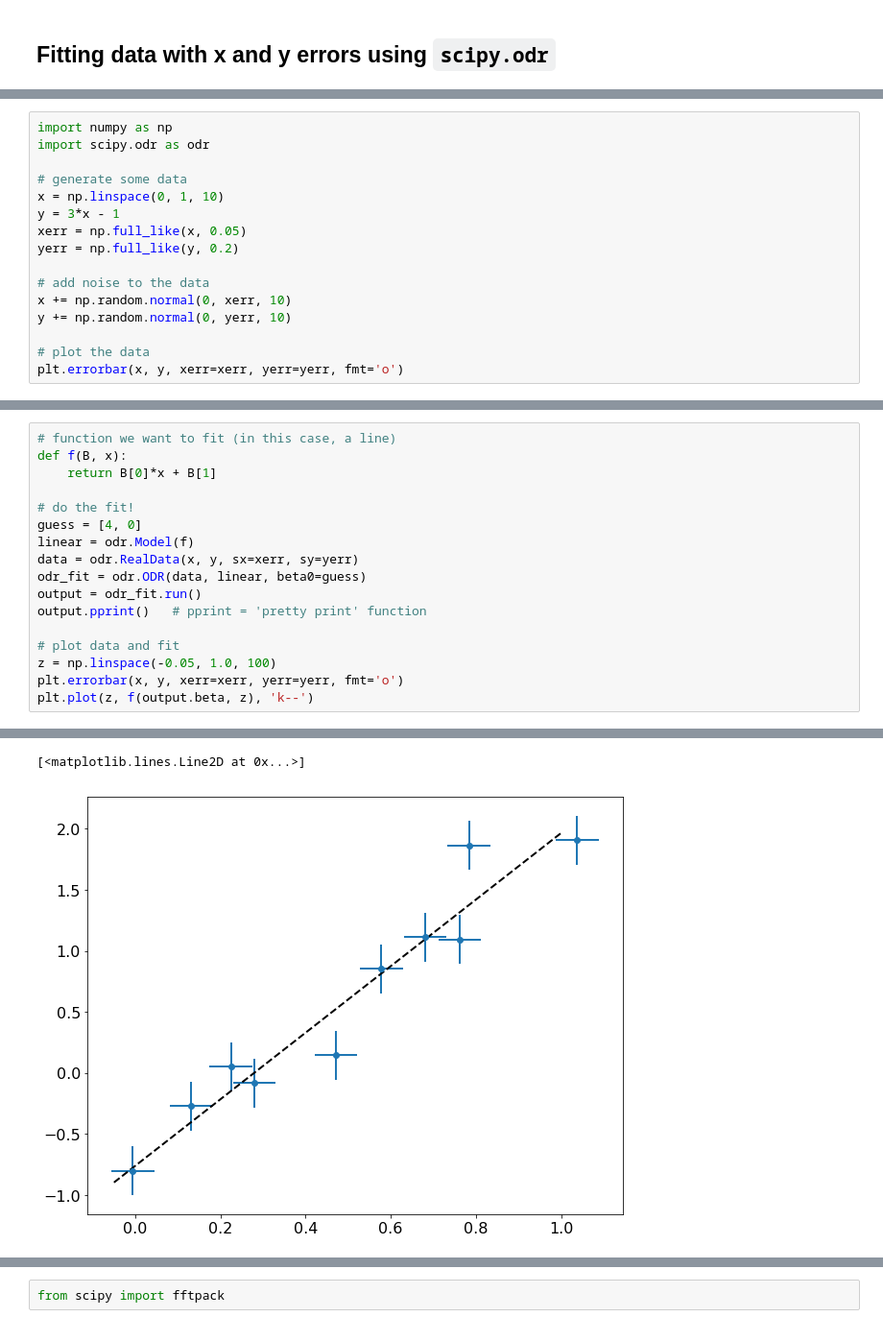
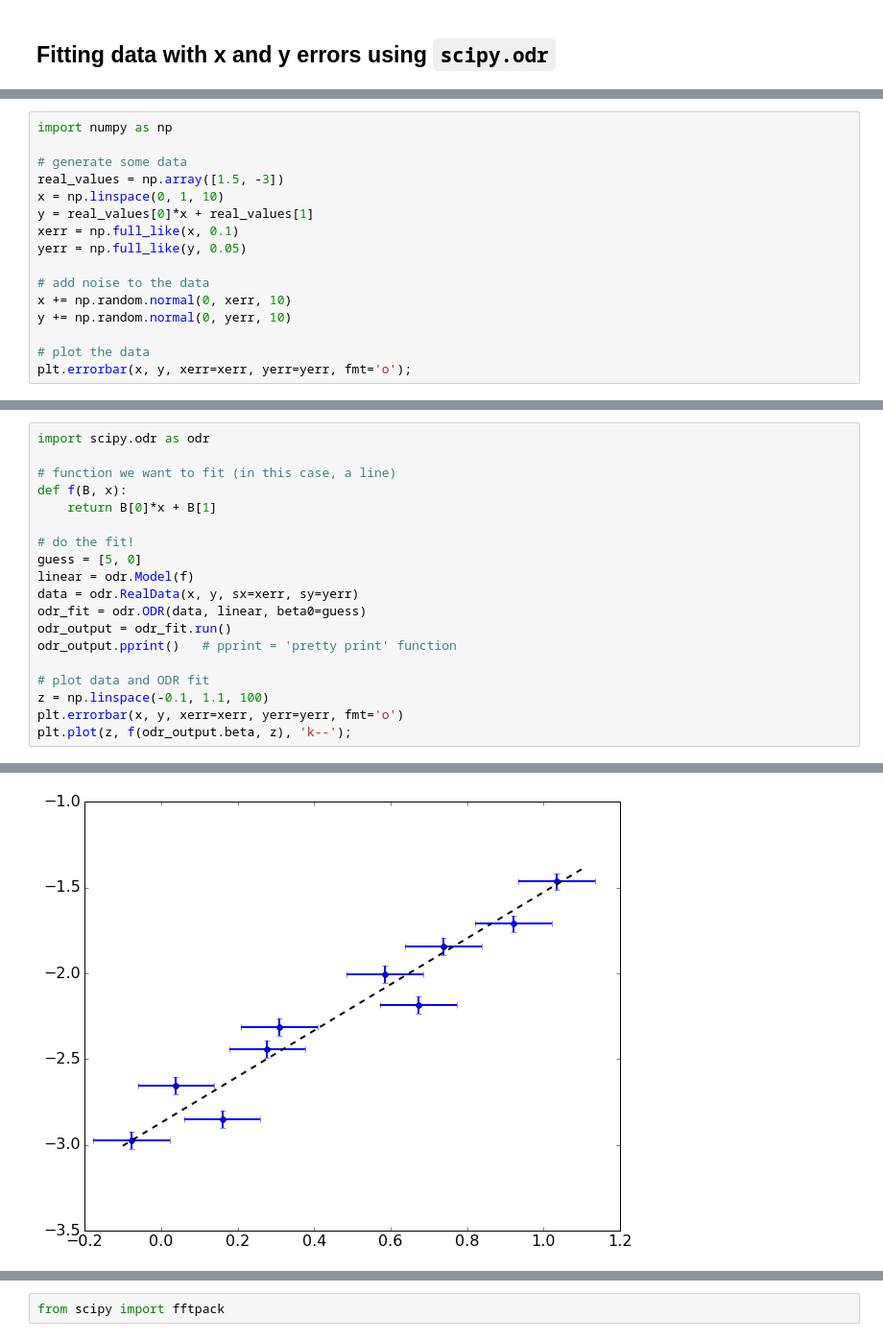
Before and after one commit to Python4AstronomersAndParticlePhysicists/PythonWorkshop-ICE, a Jupyter notebook: notebooks/07_01_scipy.ipynb, the cells around one changed output, grey strips where cells are left out. Shown at 96% size. Saved outputs shown, nothing was run; the diff lists cells and outputs as text.

```diff
--- a/notebooks/07_01_scipy.ipynb
+++ b/notebooks/07_01_scipy.ipynb
@@ -334,17 +336,17 @@ x = expon.rvs
 # %%
 import numpy as np
-import scipy.odr as odr
 
 # generate some data
+real_values = np.array([1.5, -3])
 x = np.linspace(0, 1, 10)
-y = 3*x - 1
-xerr = np.full_like(x, 0.05)
-yerr = np.full_like(y, 0.2)
+y = real_values[0]*x + real_values[1]
+xerr = np.full_like(x, 0.1)
+yerr = np.full_like(y, 0.05)
 
 # add noise to the data
 x += np.random.normal(0, xerr, 10)
 y += np.random.normal(0, yerr, 10)
 
 # plot the data
-plt.errorbar(x, y, xerr=xerr, yerr=yerr, fmt='o')
+plt.errorbar(x, y, xerr=xerr, yerr=yerr, fmt='o');
 # %% [output]
@@ -353,18 +358,20 @@ plt.errorbar(x, y, xerr=xerr, yerr=yerr, fmt='o')
 # %%
+import scipy.odr as odr
+
 # function we want to fit (in this case, a line)
 def f(B, x):
     return B[0]*x + B[1]
 
 # do the fit!
-guess = [4, 0]
+guess = [5, 0]
 linear = odr.Model(f)
 data = odr.RealData(x, y, sx=xerr, sy=yerr)
 odr_fit = odr.ODR(data, linear, beta0=guess)
-output = odr_fit.run()
-output.pprint()   # pprint = 'pretty print' function
+odr_output = odr_fit.run()
+odr_output.pprint()   # pprint = 'pretty print' function
 
-# plot data and fit
-z = np.linspace(-0.05, 1.0, 100)
+# plot data and ODR fit
+z = np.linspace(-0.1, 1.1, 100)
 plt.errorbar(x, y, xerr=xerr, yerr=yerr, fmt='o')
-plt.plot(z, f(output.beta, z), 'k--')
+plt.plot(z, f(odr_output.beta, z), 'k--');
 # %% [output]
@@ -377,4 +384,3 @@ Inverse Condition #: 0.08583523338021357
 Reason(s) for Halting:
   Sum of squares convergence
-[<matplotlib.lines.Line2D at 0x...>]
-[figure, old version]
+[figure, new version]
```
Also changed, not shown: parts of 37 cells of this notebook.
